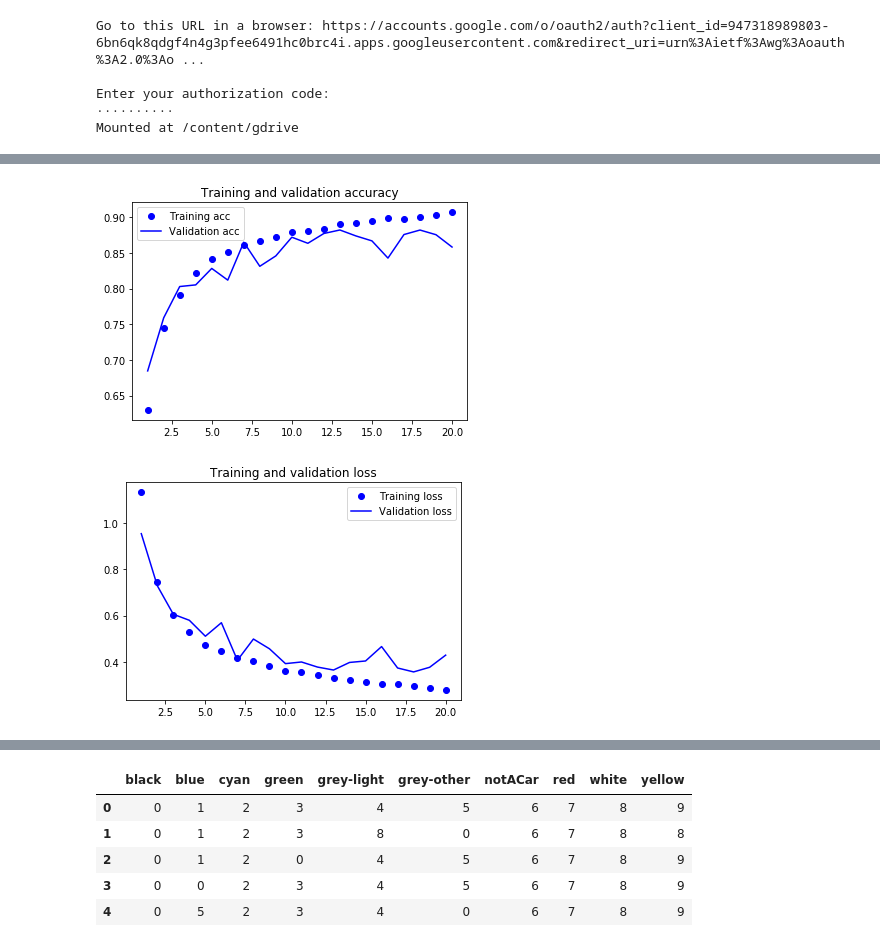
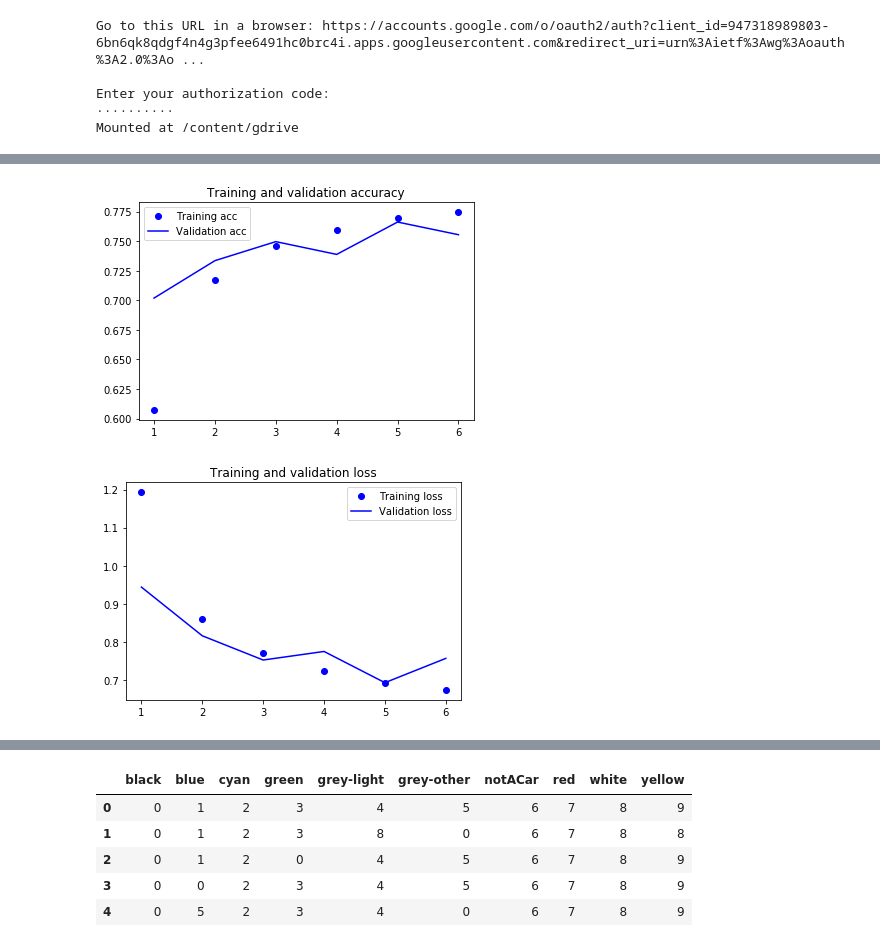
Before and after one commit to adriendod/Color_Classification, a Jupyter notebook: Color_Classification_CNN_Transfer.ipynb, the cells around one changed output, grey strips where cells are left out. Drawn from its saved outputs; the diff is of its cells as text; code cells hidden in the pictures.

```diff
--- a/Color_Classification_CNN_Transfer.ipynb
+++ b/Color_Classification_CNN_Transfer.ipynb
@@ -80,0 +58,9 @@ for layer in model.layers[20:]:
+# %%
+base_model = VGG16(weights='imagenet', include_top=False, input_shape=(224,224,3)) #include_top=False excludes final FC layer
+
+model = models.Sequential()
+model.add(base_model)
+model.add(layers.Flatten())
+model.add(layers.Dense(256, activation='relu'))
+model.add(layers.Dense(num_classes, activation='sigmoid'))
+model.summary()
@@ -81,13 +92,17 @@ for layer in model.layers[20:]:
+# %%
+model.compile(optimizer=optimizers.RMSprop(lr=2e-5),
+              loss='categorical_crossentropy',
+              metrics=['categorical_accuracy'])
 # %%
-filepath = 'color_weights.hdf5'
-checkpoint = TensorBoardColabCallback(tbc)
-callbacks_list = [checkpoint]
-
 train_datagen = ImageDataGenerator(
         rescale=1./255,
+        rotation_range=40,
+        width_shift_range=0.2,
+        height_shift_range=0.2,
         shear_range=0.2,
-        zoom_range=0.3,
+        zoom_range=0.2,
         horizontal_flip=True,
+        fill_mode='nearest',
         validation_split=0.2)
 
 
@@ -104,10 +119,3 @@ test_set = train_datagen.flow_from_directory(
             batch_size=batch_size,
             class_mode='categorical',
             subset = 'validation')
-
-optimizer = Adam()
-model.compile(loss='sparse_categorical_crossentropy',
-              optimizer=optimizer,
-              metrics=['accuracy'])
-
-print(model.summary())
@@ -114,14 +125,11 @@ print(model.summary())
 # %%
-#Fitting model
-model.compile(optimizer='Adam',loss='categorical_crossentropy',metrics=['accuracy'])
-
 history = model.fit_generator(
         training_set,
-        steps_per_epoch=500,
+        steps_per_epoch=34804/batch_size,
         epochs=nb_epoch,
         validation_data=test_set,
-        validation_steps=250)
+        validation_steps=8695/batch_size)
 
-model.save('/content/gdrive/My Drive/Data Science/Projets/Car_color_classification/color_model.h5')
+model.save('/content/gdrive/My Drive/Data Science/Projets/Car_color_classification/color_model_mobilenet.h5')
 with open('/content/gdrive/My Drive/Data Science/Projets/Car_color_classification/history.json', 'w') as f:
     json.dump(history.history, f)
@@ -128,22 +149,22 @@ with open('/content/gdrive/My Drive/Data Science/Projets/Car_color_classificatio
 # %%
 #plotting results
 import matplotlib.pyplot as plt
 
-acc = history.history['acc']
-val_acc = history.history['val_acc']
+acc = history.history['categorical_accuracy']
+val_acc = history.history['val_categorical_accuracy']
 loss = history.history['loss']
 val_loss = history.history['val_loss']
 epochs = range(1, len(acc) + 1)
 plt.plot(epochs, acc, 'bo', label='Training acc')
 plt.plot(epochs, val_acc, 'b', label='Validation acc')
 plt.title('Training and validation accuracy')
 plt.legend()
 plt.figure()
 plt.plot(epochs, loss, 'bo', label='Training loss')
 plt.plot(epochs, val_loss, 'b', label='Validation loss')
 plt.title('Training and validation loss')
 plt.legend()
 plt.show()
 # %% [output]
-[figure, old version]
+[figure, new version]
-[figure, old version]
+[figure, new version]
```
Also changed, not shown: parts of 20 cells of this notebook.
